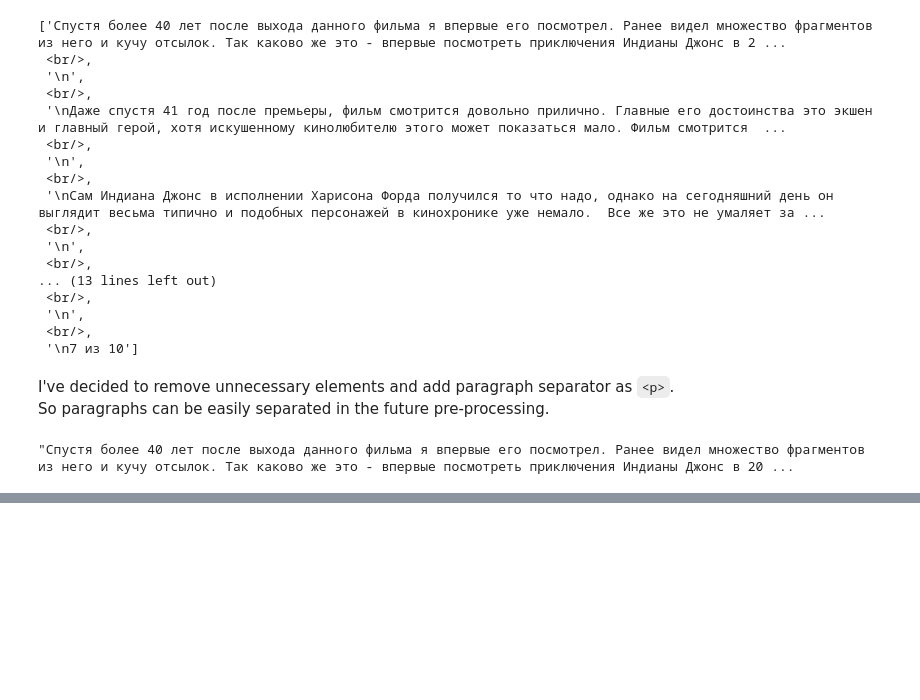
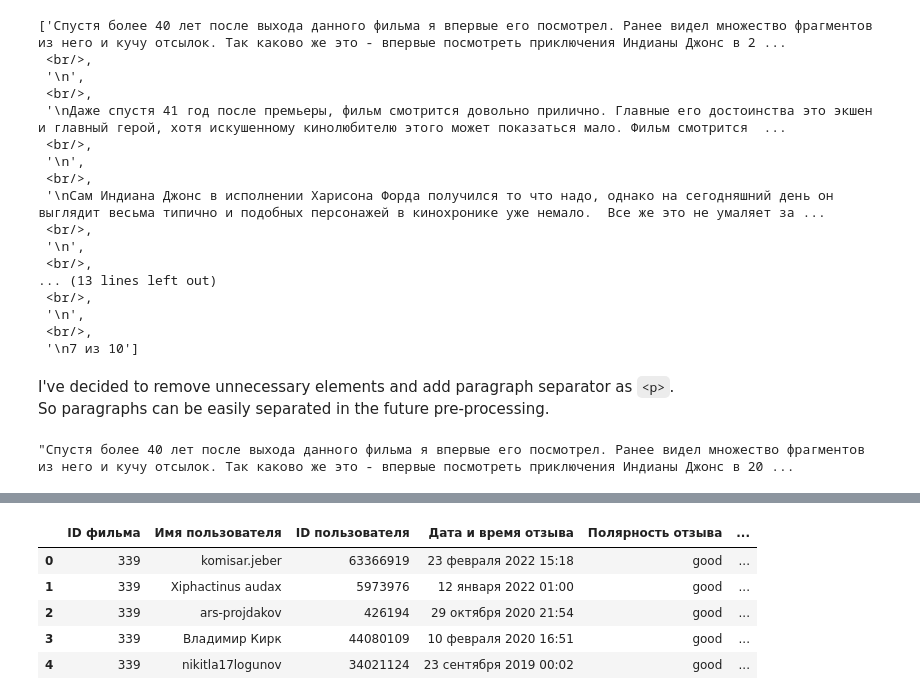
Before and after one commit to Extremesarova/shows_analysis, a Jupyter notebook: scraping.ipynb, the cells around one changed output, grey strips where cells are left out. Drawn from its saved outputs; the diff is of its cells as text; code cells hidden in the pictures; blank space fills up the shorter version.

Commit message:
finished investigation on how to scrape film's information and reviews

```diff
--- a/scraping.ipynb
+++ b/scraping.ipynb
@@ -475,0 +519,5 @@ review_body_final_
+# %%
+direct_link = review.find("p", attrs={"class": "links"}).find(href=True)
+# %%
+direct_link_ = "https://www.kinopoisk.ru/" + direct_link["href"]
+direct_link_
@@ -475,0 +528,13 @@ review_body_final_
+# %%
+review_content_dict = {
+    "Имя пользователя": reviewer_username_,
+    "ID пользователя": reviewer_id_,
+    "Дата и время отзыва": datetime_,
+    "Полярность отзыва": sentiment_,
+    "Подзаголовок отзыва": subtitle_,
+    "Отзыв": review_body_final_,
+    "Оценка из отзыва": score_,
+    "Полезность отзыва": usefulness_ratio_,
+    "Прямая ссылка на отзыв": direct_link_,
+}
+review_content_dict
@@ -475,0 +640,12 @@ review_body_final_
+# %%
+review_df = pd.DataFrame(reviews_list)
+review_df.to_csv("reviews.csv", index=False)
+# %%
+review_df.head()
+# %% [output]
+|  | ID фильма | Имя пользователя | ID пользователя | Дата и время отзыва | Полярность отзыва | ... |
+| 0 | 339 | komisar.jeber | 63366919 | 23 февраля 2022 15:18 | good | ... |
+| 1 | 339 | Xiphactinus audax | 5973976 | 12 января 2022 01:00 | good | ... |
+| 2 | 339 | ars-projdakov | 426194 | 29 октября 2020 21:54 | good | ... |
+| 3 | 339 | Владимир Кирк | 44080109 | 10 февраля 2020 16:51 | good | ... |
+| 4 | 339 | nikitla17logunov | 34021124 | 23 сентября 2019 00:02 | good | ... |
```
Also changed, not shown: parts of 32 cells of this notebook, 1 other file.
